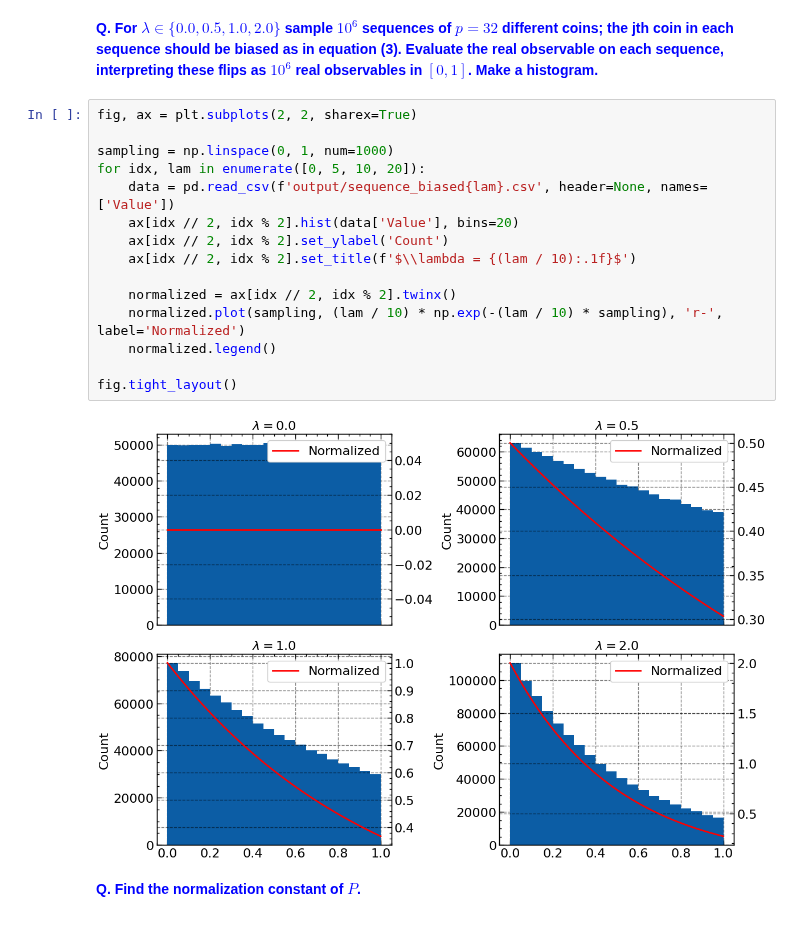
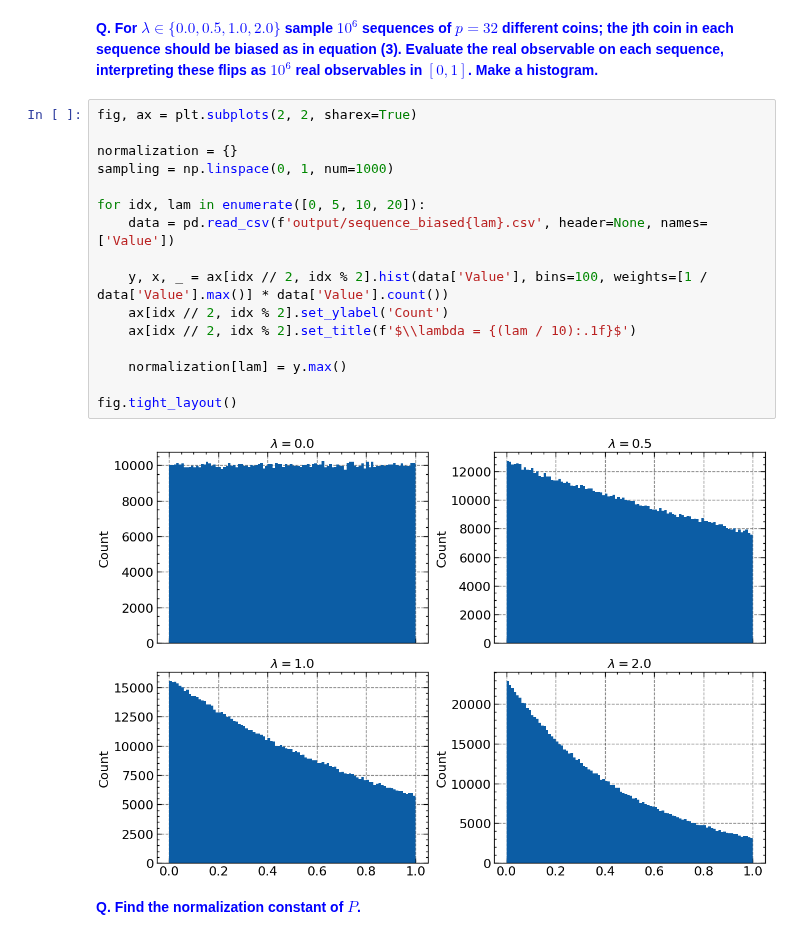
Before and after one commit to lennartvrg/ComputationalPhysics, a Jupyter notebook: 2 - Simple Sampling Experiments/Auswertung.ipynb, the cells around one changed output. Cells and saved outputs as stored; diff of their text form.

Commit message:
FIxed normalization

```diff
--- a/2 - Simple Sampling Experiments/Auswertung.ipynb
+++ b/2 - Simple Sampling Experiments/Auswertung.ipynb
@@ -69,20 +69,21 @@ fig.tight_layout()
 # %%
 fig, ax = plt.subplots(2, 2, sharex=True)
 
+normalization = {}
 sampling = np.linspace(0, 1, num=1000)
+
 for idx, lam in enumerate([0, 5, 10, 20]):
     data = pd.read_csv(f'output/sequence_biased{lam}.csv', header=None, names=['Value'])
-    ax[idx // 2, idx % 2].hist(data['Value'], bins=20)
+
+    y, x, _ = ax[idx // 2, idx % 2].hist(data['Value'], bins=100, weights=[1 / data['Value'].max()] * data['Value'].count())
     ax[idx // 2, idx % 2].set_ylabel('Count')
     ax[idx // 2, idx % 2].set_title(f'$\\lambda = {(lam / 10):.1f}$')
 
-    normalized = ax[idx // 2, idx % 2].twinx()
-    normalized.plot(sampling, (lam / 10) * np.exp(-(lam / 10) * sampling), 'r-', label='Normalized')
-    normalized.legend()
+    normalization[lam] = y.max()
 
 fig.tight_layout()
 # %% [output]
-[figure, old version]
+[figure, new version]
 # %% [markdown]
 <font color="blue"> **Q. Find the normalization constant of $P$.**</font>
 # %% [markdown]
```
Also changed, not shown: parts of 1 cell of this notebook.
